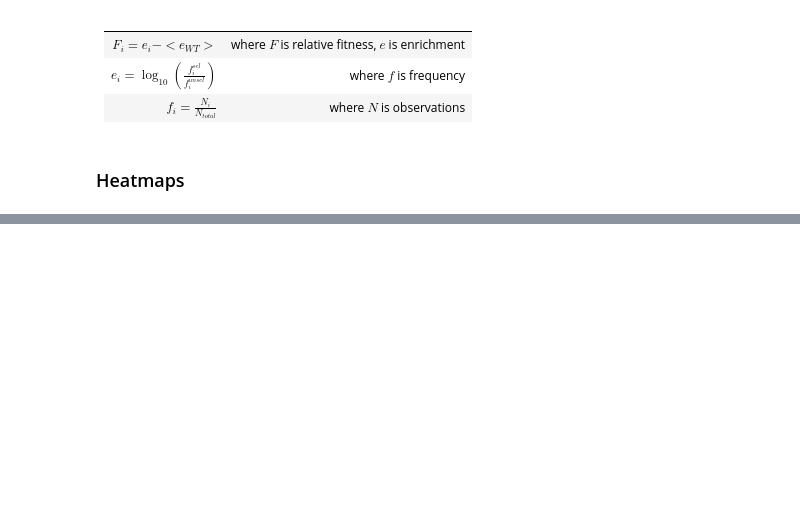
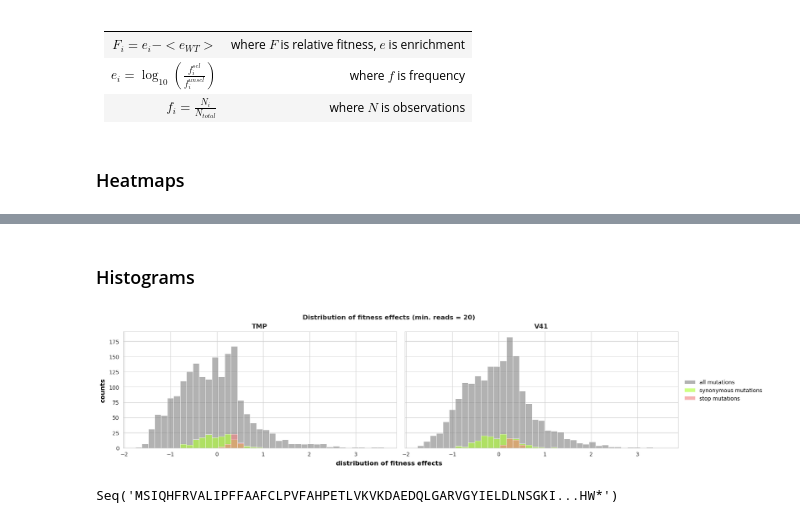
Before and after one commit to ashqavu/mutagenesis_analysis, a Jupyter notebook: src/notebook_template.ipynb, the cells around one changed output, grey strips where cells are left out. Cells and saved outputs as stored; diff of their text form; code cells hidden in the pictures; blank space fills up the shorter version.

```diff
--- a/src/notebook_template.ipynb
+++ b/src/notebook_template.ipynb
@@ -189,3 +165,16 @@ sns.histplot(datasets.fitness["TMP"].values.flatten())
+# %% [markdown]
+### Histograms
+# %%
+fig_hist_dfe = histogram_fitness_draw(
+    datasets, read_threshold=20,
+)
+fig_hist_dfe.set_size_inches(15, 4)
+# %% [output]
+[figure, added]
+# %%
+datasets.gene.cds_translation
+# %% [output]
+Seq('MSIQHFRVALIPFFAAFCLPVFAHPETLVKVKDAEDQLGARVGYIELDLNSGKI...HW*')
 # %%
 from visualization.shish_kabob import shish_kabob_draw
 
```
Also changed, not shown: parts of 16 cells of this notebook, 8 other files.
